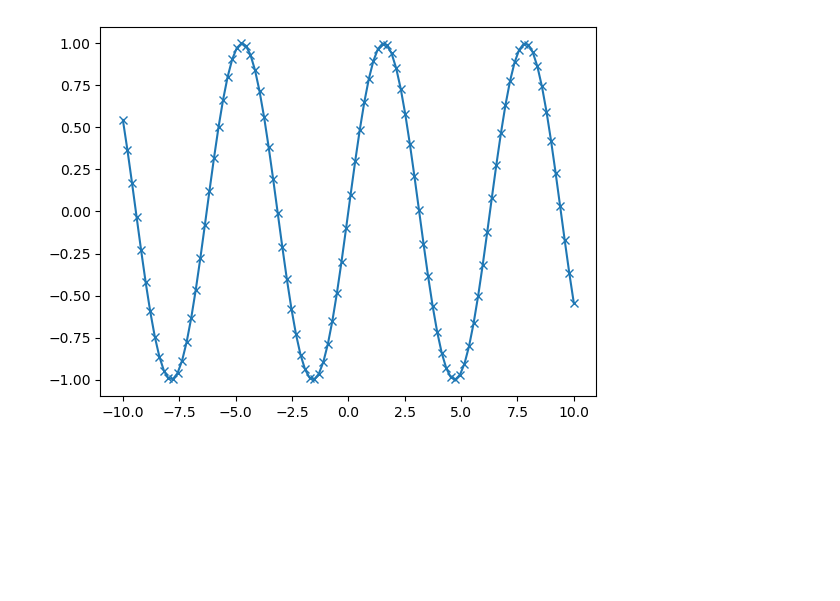
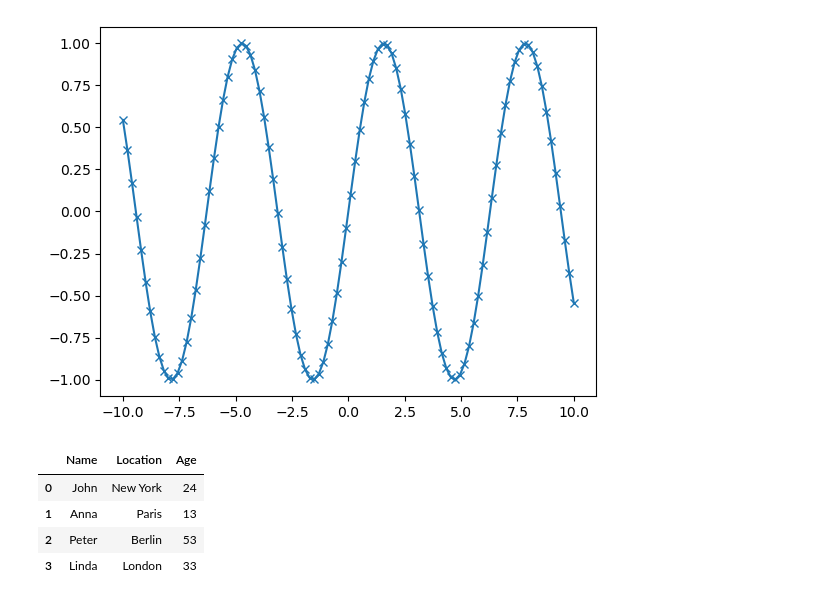
Before and after one commit to Albety/DataAnalysisProjects, a Jupyter notebook: IPLProject.ipynb, the cells around one changed output. Cells and saved outputs as stored; diff of their text form; code cells hidden in the pictures; blank space fills up the shorter version.

```diff
--- a/IPLProject.ipynb
+++ b/IPLProject.ipynb
@@ -507,3 +507,19 @@ plt.plot(x, y, marker="x")
 # %% [output]
 [<matplotlib.lines.Line2D at 0x...>]
 [figure]
+# %%
+# create a simple dataset of people
+data = {'Name': ["John", "Anna", "Peter", "Linda"],
+'Location' : ["New York", "Paris", "Berlin", "London"],
+'Age' : [24, 13, 53, 33]
+}
+data_pandas = pd.DataFrame(data)
+# IPython.display allows "pretty printing" of dataframes
+# in the Jupyter notebook
+display(data_pandas)
+# %% [output]
+|  | Name | Location | Age |
+| 0 | John | New York | 24 |
+| 1 | Anna | Paris | 13 |
+| 2 | Peter | Berlin | 53 |
+| 3 | Linda | London | 33 |
```
